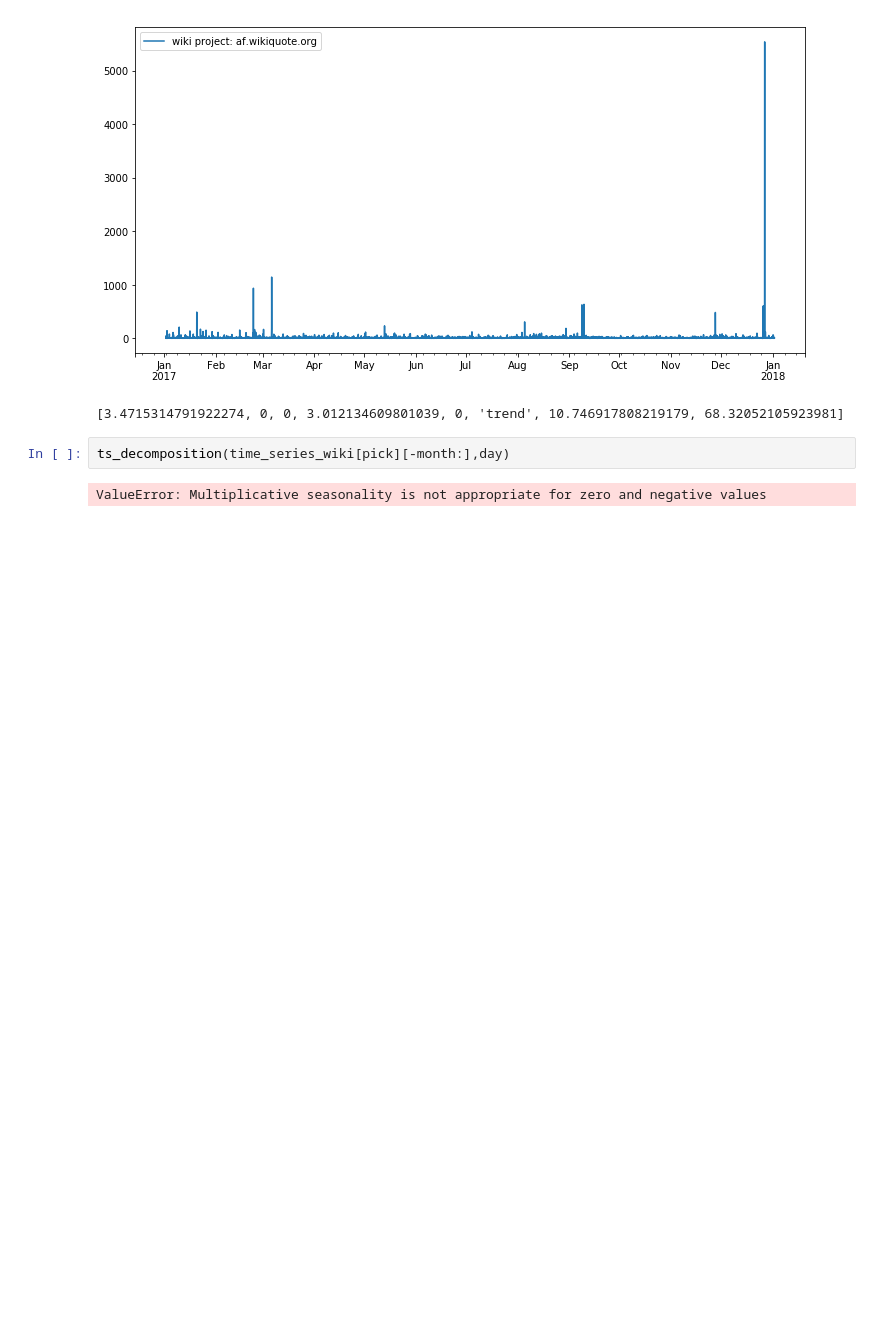
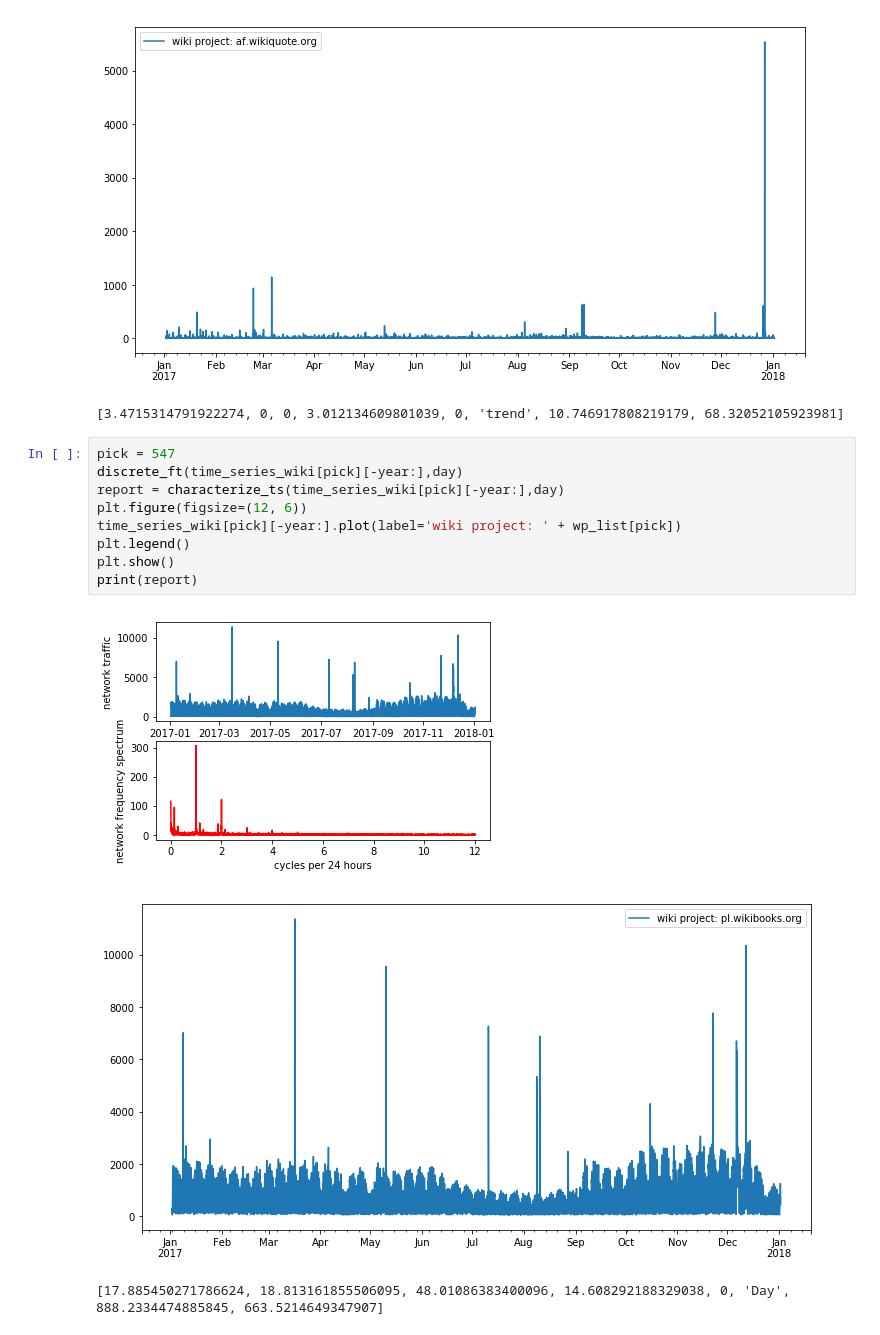
Before and after one commit to amigniox/robust_forecasting, a Jupyter notebook: notebooks/04-wiki_data_stats.ipynb, the cells around one changed output. Drawn from its saved outputs; the diff is of its cells as text; blank space fills up the shorter version.

```diff
--- a/notebooks/04-wiki_data_stats.ipynb
+++ b/notebooks/04-wiki_data_stats.ipynb
@@ -322,7 +243,16 @@ print(report)
 [figure]
 [figure]
 [3.4715314791922274, 0, 0, 3.012134609801039, 0, 'trend', 10.746917808219179, 68.32052105923981]
-# %%
-ts_decomposition(time_series_wiki[pick][-month:],day)
-# %% [output]
-ValueError: Multiplicative seasonality is not appropriate for zero and negative values
+# %%
+pick = 547
+discrete_ft(time_series_wiki[pick][-year:],day)
+report = characterize_ts(time_series_wiki[pick][-year:],day)
+plt.figure(figsize=(12, 6))
+time_series_wiki[pick][-year:].plot(label='wiki project: ' + wp_list[pick])
+plt.legend()
+plt.show()
+print(report)
+# %% [output]
+[figure, added]
+[figure, added]
+[17.885450271786624, 18.813161855506095, 48.01086383400096, 14.608292188329038, 0, 'Day', 888.2334474885845, 663.5214649347907]
```
Also changed, not shown: parts of 17 cells of this notebook, 3 other files.
